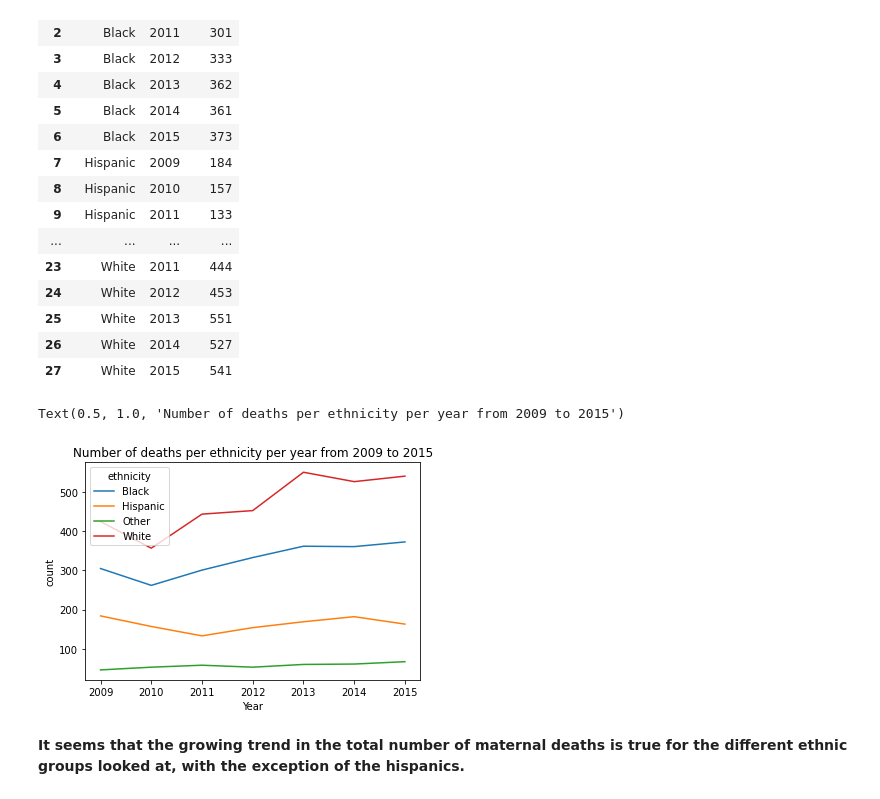
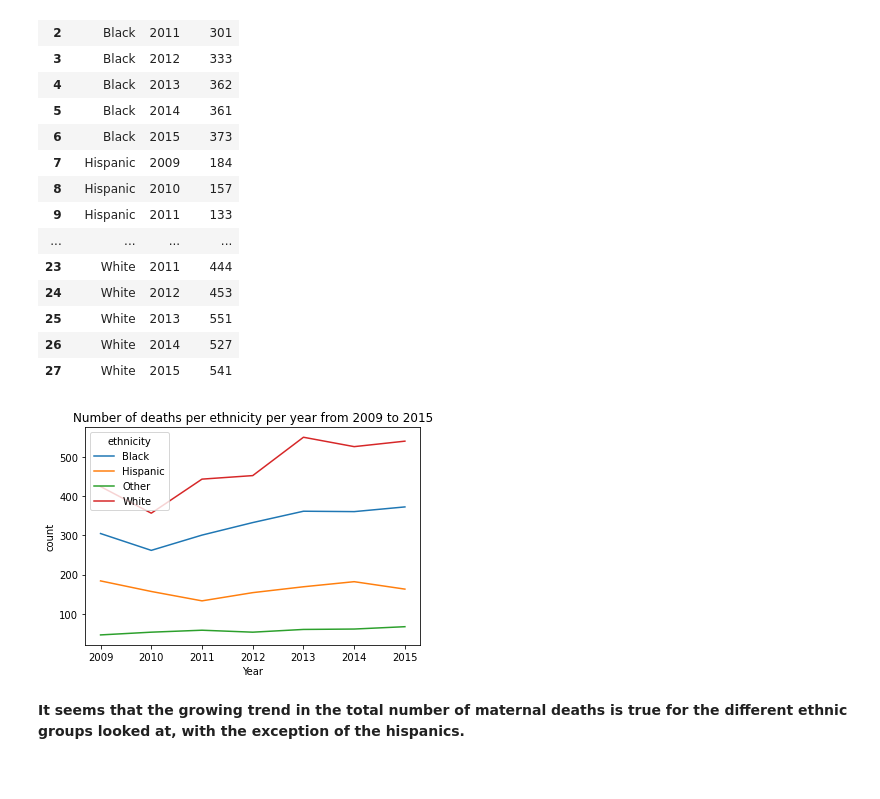
Before and after one commit to andrezafeu/maternal_mortality, a Jupyter notebook: EDA.ipynb, the cells around one changed output. Cells and saved outputs as stored; diff of their text form; code cells hidden in the pictures.

```diff
--- a/EDA.ipynb
+++ b/EDA.ipynb
@@ -354,18 +374,20 @@ df_grouped_by_ethnicity_and_year
 | 26 | White | 2014 | 527 |
 | 27 | White | 2015 | 541 |
 # %%
-ax = sns.lineplot(
-    data=df_grouped_by_ethnicity_and_year,
-    x='year',
-    y="count",
-    hue='ethnicity',
-)
-ax.set_xlabel('Year')
-ax.set_title(
-    f'Number of deaths per ethnicity per year from {beg_year} to {end_year}'
-)
+def build_sns_lineplot_per_year(df, hue):
+    ax = sns.lineplot(
+        data=df,
+        x='year',
+        y="count",
+        hue=hue,
+    )
+    ax.set_xlabel('Year')
+    ax.set_title(
+        f'Number of deaths per {hue} per year from {beg_year} to {end_year}'
+    )
-# %% [output]
-Text(0.5, 1.0, 'Number of deaths per ethnicity per year from 2009 to 2015')
-[figure, removed]
+# %%
+build_sns_lineplot_per_year(df_grouped_by_ethnicity_and_year, 'ethnicity')
+# %% [output]
+[figure, added]
 # %% [markdown]
 **It seems that the growing trend in the total number of maternal deaths is true for the different ethnic groups looked at, with the exception of the hispanics.**
```
Also changed, not shown: parts of 35 cells of this notebook, 1 other file.
